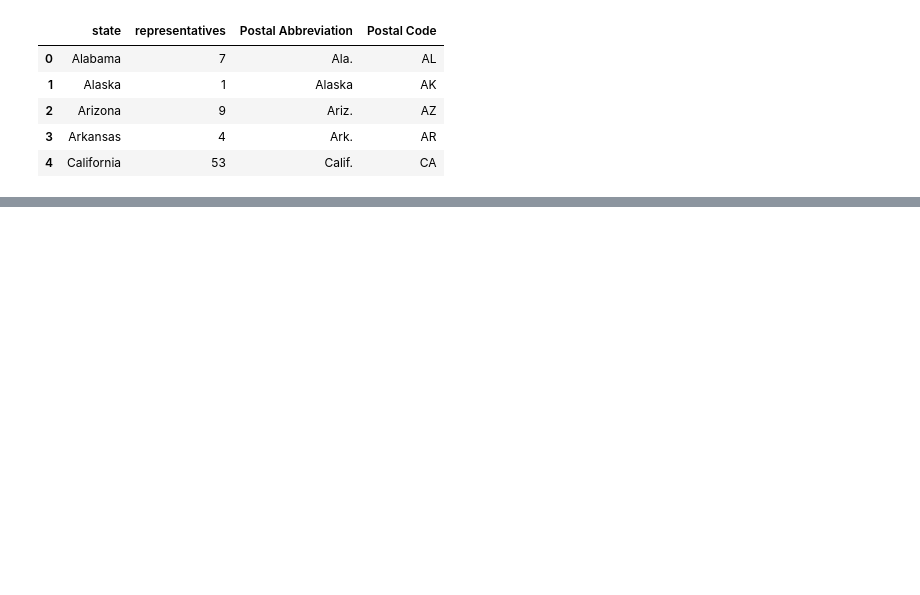
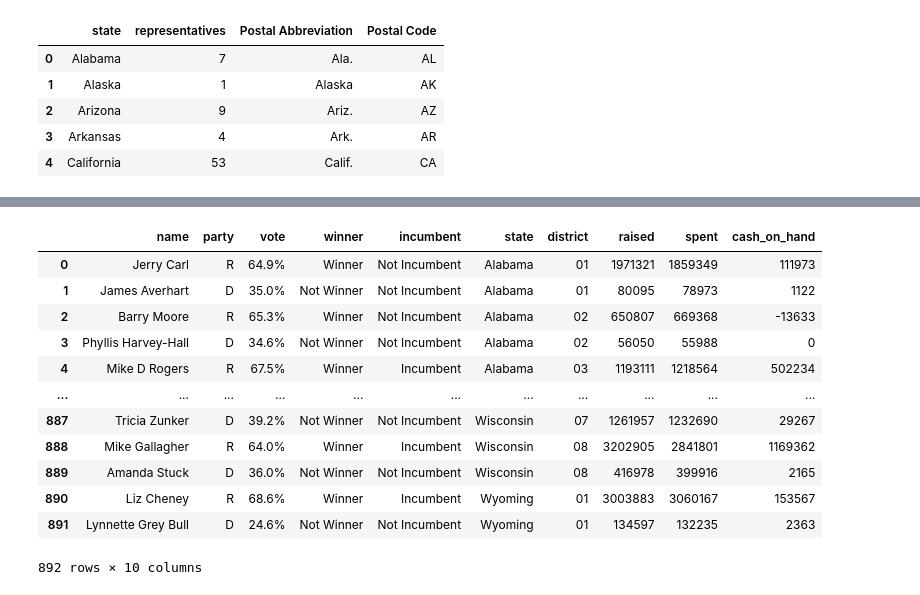
Before and after one commit to tomoumer/webscraping_open_secrets-pizza, a Jupyter notebook: notebooks/TU_webscrape.ipynb, the cells around one changed output, grey strips where cells are left out. Saved outputs shown, nothing was run; the diff lists cells and outputs as text; code cells hidden in the pictures; blank space fills up the shorter version.

```diff
--- a/notebooks/TU_webscrape.ipynb
+++ b/notebooks/TU_webscrape.ipynb
@@ -277,0 +389,16 @@ house_rep_postal.head()
+# %%
+candidate_df
+# %% [output]
+|  | name | party | vote | winner | incumbent | state | district | raised | spent | cash_on_hand |
+| 0 | Jerry Carl | R | 64.9% | Winner | Not Incumbent | Alabama | 01 | 1971321 | 1859349 | 111973 |
+| 1 | James Averhart | D | 35.0% | Not Winner | Not Incumbent | Alabama | 01 | 80095 | 78973 | 1122 |
+| 2 | Barry Moore | R | 65.3% | Winner | Not Incumbent | Alabama | 02 | 650807 | 669368 | -13633 |
+| 3 | Phyllis Harvey-Hall | D | 34.6% | Not Winner | Not Incumbent | Alabama | 02 | 56050 | 55988 | 0 |
+| 4 | Mike D Rogers | R | 67.5% | Winner | Incumbent | Alabama | 03 | 1193111 | 1218564 | 502234 |
+| ... | ... | ... | ... | ... | ... | ... | ... | ... | ... | ... |
+| 887 | Tricia Zunker | D | 39.2% | Not Winner | Not Incumbent | Wisconsin | 07 | 1261957 | 1232690 | 29267 |
+| 888 | Mike Gallagher | R | 64.0% | Winner | Incumbent | Wisconsin | 08 | 3202905 | 2841801 | 1169362 |
+| 889 | Amanda Stuck | D | 36.0% | Not Winner | Not Incumbent | Wisconsin | 08 | 416978 | 399916 | 2165 |
+| 890 | Liz Cheney | R | 68.6% | Winner | Incumbent | Wyoming | 01 | 3003883 | 3060167 | 153567 |
+| 891 | Lynnette Grey Bull | D | 24.6% | Not Winner | Not Incumbent | Wyoming | 01 | 134597 | 132235 | 2363 |
+892 rows × 10 columns
```
Also changed, not shown: parts of 27 cells of this notebook.
